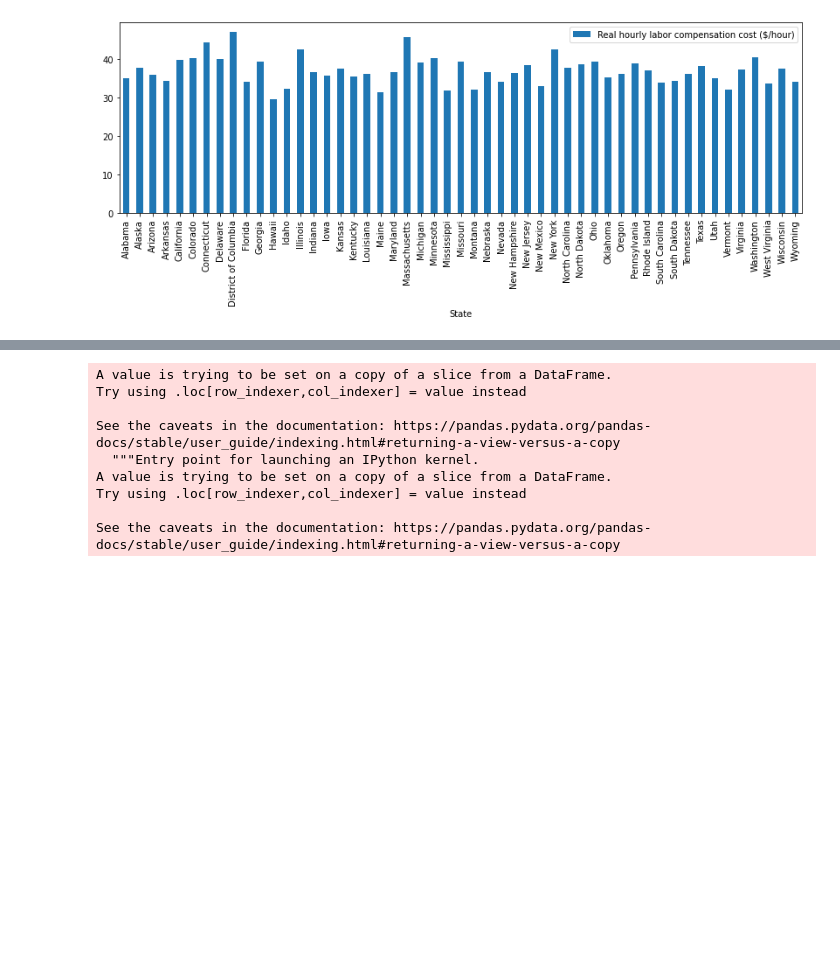
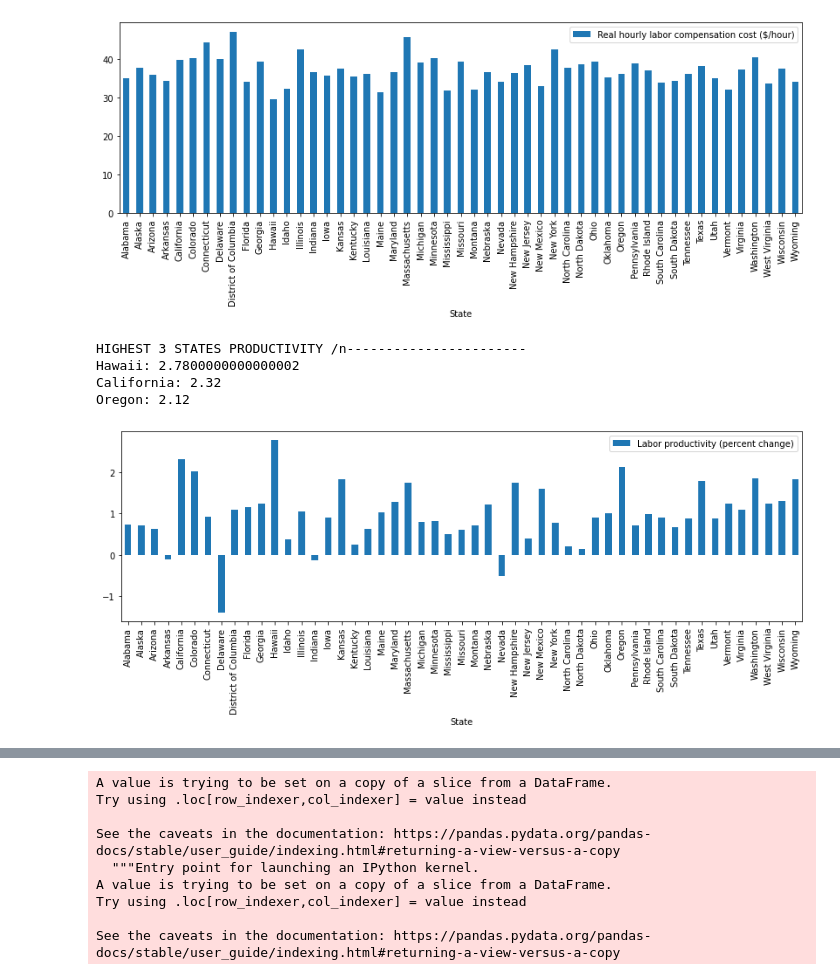
Before and after one commit to Blashford/Next-Factory-ACME, a Jupyter notebook: starter_notebook.ipynb, the cells around one changed output, grey strips where cells are left out. Cells and saved outputs as stored; diff of their text form; code cells hidden in the pictures; blank space fills up the shorter version.

Commit message:
made graph for 3 states with HIGHEST productivity

```diff
--- a/starter_notebook.ipynb
+++ b/starter_notebook.ipynb
@@ -70,6 +70,30 @@ Hawaii: 29.6518
 Maine: 31.461399999999998
 Mississippi: 31.891600000000004
 [figure]
+# %%
+# Narrow down our columns and get last 5 years
+
+Productivity_percentchange = labor_df.loc[labor_df['Year'].isin(five_list),[
+    'State',
+    'Year',
+    'Labor productivity (percent change)',
+    'Number of employees (percent change)']]
+# Group by state and get the averages; then plot for comparison
+prod_avg = Productivity_percentchange.groupby('State').mean()
+prod_avg.plot(kind="bar", y=['Labor productivity (percent change)'], figsize=(14,4))
+
+# Print out the lowest 3 for visibility
+prod_avg_sorted = prod_avg_comp.sort_values(['Labor productivity (percent change)'], ascending = False)
+highest_prod = prod_avg_sorted.iloc[0:3,:]
+print("HIGHEST 3 STATES PRODUCTIVITY /n-----------------------")
+for index,row in highest_prod.iterrows():
+    print(f"{index}: {row['Labor productivity (percent change)']}")
+# %% [output]
+HIGHEST 3 STATES PRODUCTIVITY /n-----------------------
+Hawaii: 2.7800000000000002
+California: 2.32
+Oregon: 2.12
+[figure, added]
 # %%
 df = labor_df[[
     'State',
```
